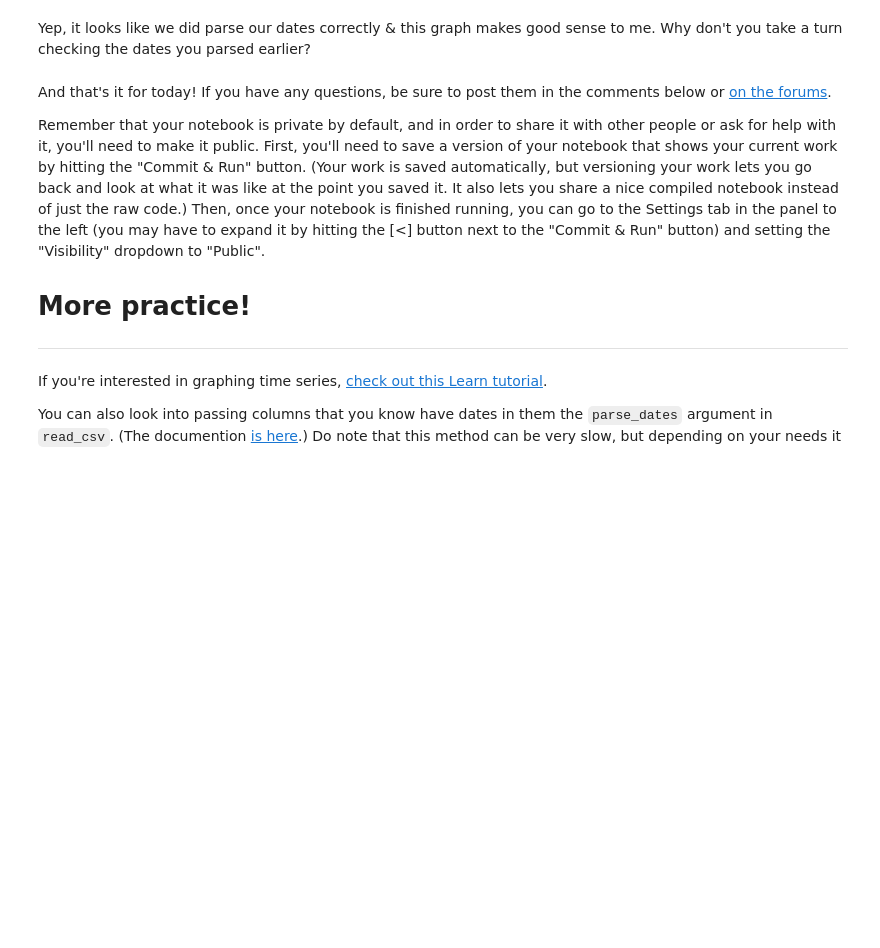
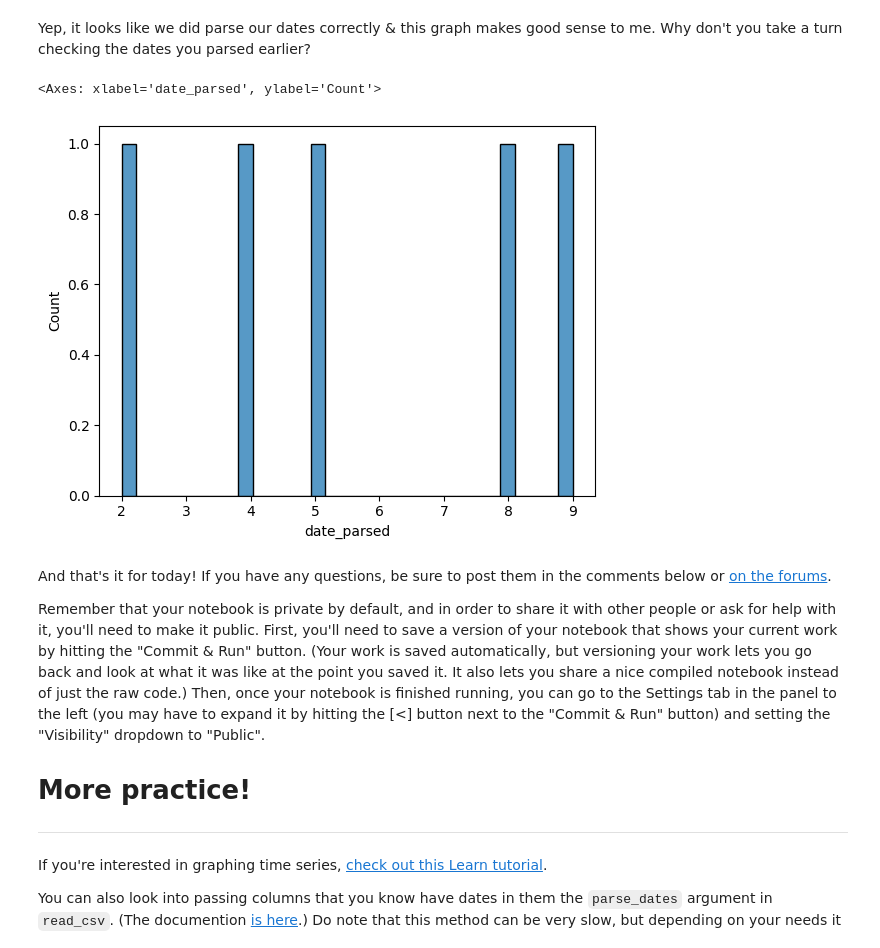
Before and after one commit to vanshaj248/DataScience-and-AI-ML, a Jupyter notebook: 2.Data Preprocessing and Wrangling/1.DataCleaning/3.data-cleaning-challenge-parsing-dates.ipynb, the cells around one changed output. Drawn from its saved outputs; the diff is of its cells as text; code cells hidden in the pictures; blank space fills up the shorter version.

```diff
--- a/2.Data Preprocessing and Wrangling/1.DataCleaning/3.data-cleaning-challenge-parsing-dates.ipynb
+++ b/2.Data Preprocessing and Wrangling/1.DataCleaning/3.data-cleaning-challenge-parsing-dates.ipynb
@@ -122,5 +122,6 @@ ____
 # Your turn! Create a new column, date_parsed, in the earthquakes
 # dataset that has correctly parsed dates in it. (Don't forget to
 # double-check that the dtype is correct!)
-earthquakes['date_parsed']=pd.to_datetime(earthquakes['Date'])
+earthquakes['date_parsed'] = pd.to_datetime(earthquakes['Date'], infer_datetime_format=True, errors='coerce')
+earthquakes['date_parsed'].head()
 # %% [output]
@@ -161,5 +151,6 @@ Name: date_parsed, Length: 1693, dtype: float64
 # %%
 # Your turn! get the day of the month from the date_parsed column
+day_of_month_earthquakes = earthquakes['date_parsed'].dt.day
 # %% [markdown]
 # Plot the day of the month to check the date parsing
 ___
@@ -178,6 +172,11 @@ Yep, it looks like we did parse our dates correctly & this graph makes good sens
 # %%
 # Your turn! Plot the days of the month from your
 # earthquake dataset and make sure they make sense.
+day_of_month_earthquakes = day_of_month_earthquakes.dropna()
+sns.histplot(day_of_month_earthquakes, kde=False, bins=31)
+# %% [output]
+<Axes: xlabel='date_parsed', ylabel='Count'>
+[figure, added]
 # %% [markdown]
 And that's it for today! If you have any questions, be sure to post them in the comments below or [on the forums](https://www.kaggle.com/questions-and-answers).
 
```
Also changed, not shown: parts of 4 cells of this notebook, 1 other file.
